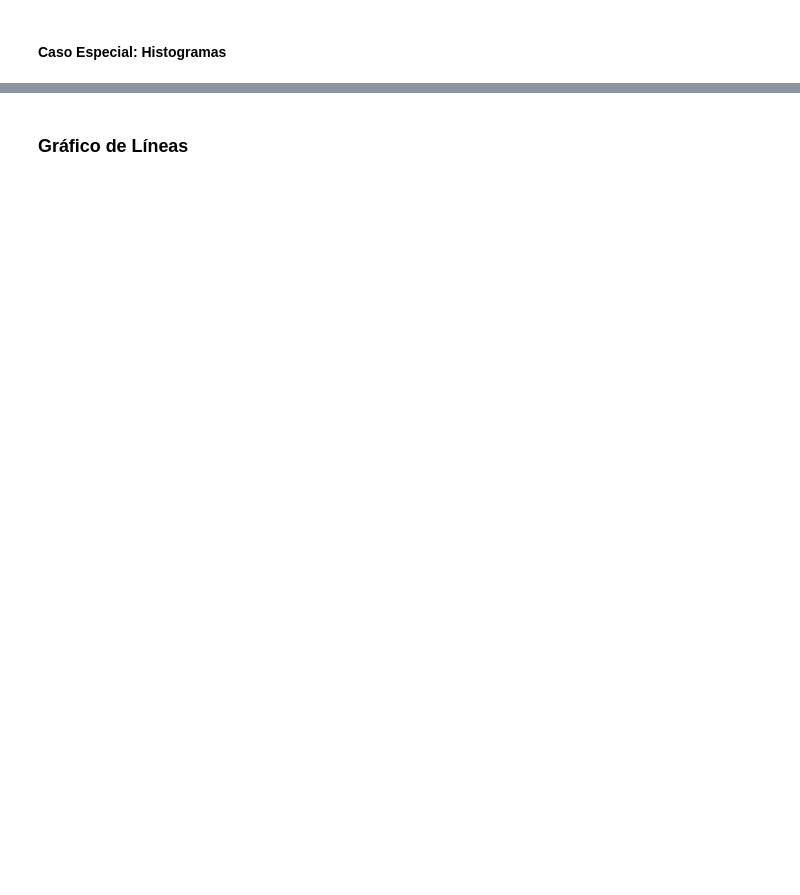
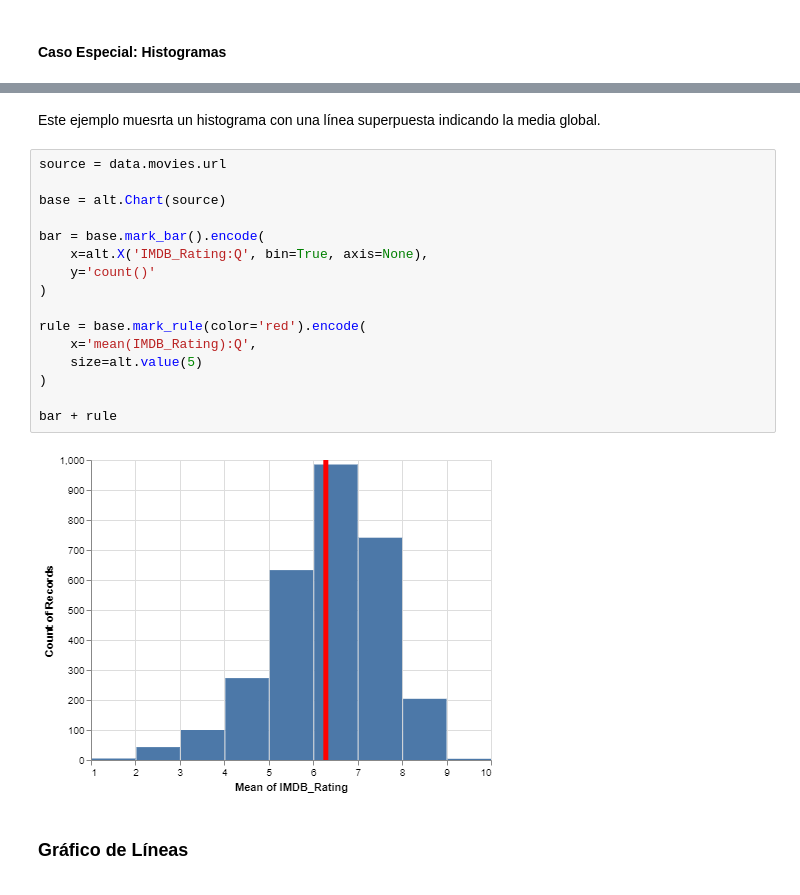
Before and after one commit to aoguedao/mat281_2019S2, a Jupyter notebook: m03_data_visualization/m03_c03_declarative_visualization/m03_c03_declarative_visualization.ipynb, the cells around one changed output, grey strips where cells are left out. Drawn from its saved outputs; the diff is of its cells as text; blank space fills up the shorter version.

```diff
--- a/m03_data_visualization/m03_c03_declarative_visualization/m03_c03_declarative_visualization.ipynb
+++ b/m03_data_visualization/m03_c03_declarative_visualization/m03_c03_declarative_visualization.ipynb
@@ -373,3 +364,23 @@ alt.Chart(df).mark_area(
+# %% [markdown]
+Este ejemplo muesrta un histograma con una línea superpuesta indicando la media global.
+# %%
+source = data.movies.url
+
+base = alt.Chart(source)
+
+bar = base.mark_bar().encode(
+    x=alt.X('IMDB_Rating:Q', bin=True, axis=None),
+    y='count()'
+)
+
+rule = base.mark_rule(color='red').encode(
+    x='mean(IMDB_Rating):Q',
+    size=alt.value(5)
+)
+
+bar + rule
+# %% [output]
+[figure, added]
 # %% [markdown]
 ### Gráfico de Líneas
 <a id='lineplot'></a>
```
Also changed, not shown: parts of 40 cells of this notebook, 1 other file.
